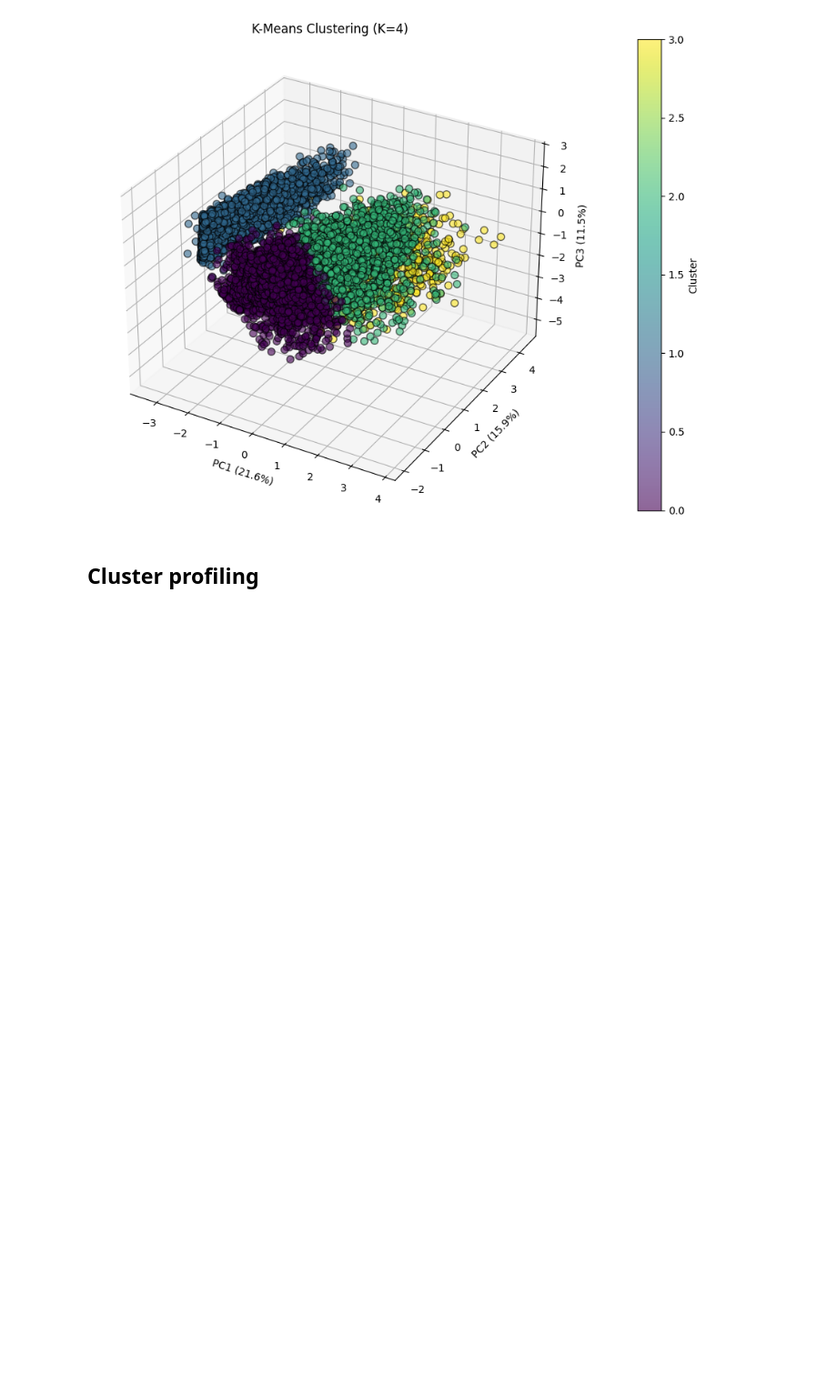
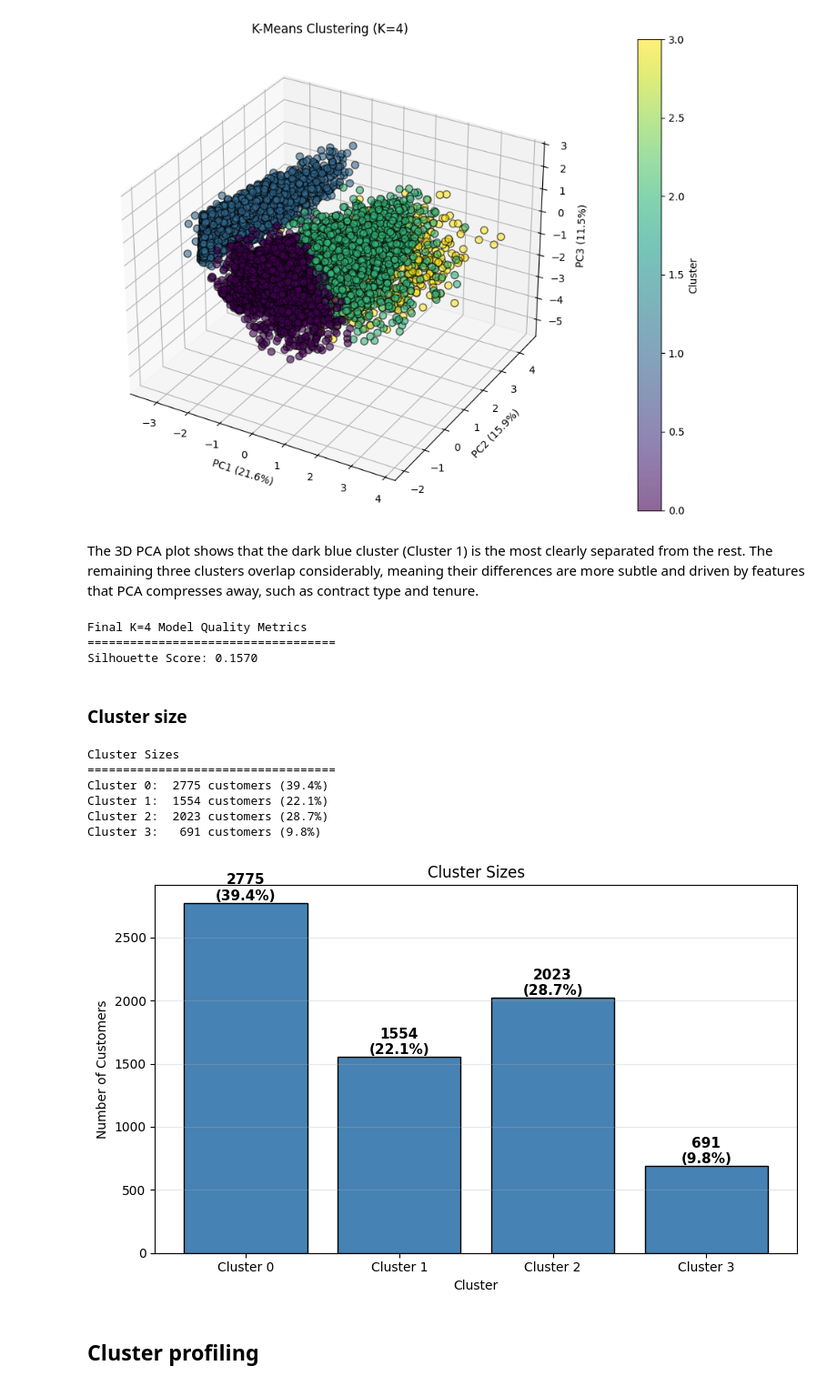
Before and after one commit to pepi151101/MachineLearning_TelekomChurn, a Jupyter notebook: notebooks/KMeans.ipynb, the cells around one changed output. Shown at 91% size. Drawn from its saved outputs; the diff is of its cells as text; code cells hidden in the pictures; blank space fills up the shorter version.

Commit message:
Added cluster size and some comments

```diff
--- a/notebooks/KMeans.ipynb
+++ b/notebooks/KMeans.ipynb
@@ -162,6 +162,56 @@ df["cluster"] = kmeans.fit_predict(X_scaled)
 plot_clusters_3d(X_scaled, df["cluster"], "K-Means Clustering (K=4)")
 # %% [output]
 [figure]
+# %% [markdown]
+The 3D PCA plot shows that the dark blue cluster (Cluster 1) is the most clearly
+separated from the rest. The remaining three clusters overlap considerably,
+meaning their differences are more subtle and driven by features that PCA
+compresses away, such as contract type and tenure.
+# %%
+# Final model quality metrics
+silhouette_final = silhouette_score(X_scaled, df["cluster"])
+
+print(f"Final K=4 Model Quality Metrics")
+print(f"{'='*35}")
+print(f"Silhouette Score: {silhouette_final:.4f}")
+# %% [output]
+Final K=4 Model Quality Metrics
+===================================
+Silhouette Score: 0.1570
+# %% [markdown]
+### Cluster size
+# %%
+cluster_sizes = df["cluster"].value_counts().sort_index()
+cluster_pct = (cluster_sizes / len(df) * 100).round(1)
+
+print("Cluster Sizes")
+print("=" * 35)
+for cluster, count, pct in zip(cluster_sizes.index, cluster_sizes.values, cluster_pct.values):
+    print(f"Cluster {cluster}: {count:>5} customers ({pct}%)")
+# %% [output]
+Cluster Sizes
+===================================
+Cluster 0:  2775 customers (39.4%)
+Cluster 1:  1554 customers (22.1%)
+Cluster 2:  2023 customers (28.7%)
+Cluster 3:   691 customers (9.8%)
+# %%
+plt.figure(figsize=(8, 5))
+bars = plt.bar(cluster_sizes.index, cluster_sizes.values, color='steelblue', edgecolor='k')
+
+for bar, count, pct in zip(bars, cluster_sizes.values, cluster_pct.values):
+    plt.text(bar.get_x() + bar.get_width()/2, bar.get_height() + 20,
+             f"{count}\n({pct}%)", ha='center', fontsize=11, fontweight='bold')
+
+plt.xlabel("Cluster")
+plt.ylabel("Number of Customers")
+plt.title("Cluster Sizes")
+plt.xticks(cluster_sizes.index, [f"Cluster {i}" for i in cluster_sizes.index])
+plt.grid(axis='y', alpha=0.3)
+plt.tight_layout()
+plt.show()
+# %% [output]
+[figure, added]
 # %% [markdown]
 ## Cluster profiling
 # %%
```
Also changed, not shown: parts of 7 cells of this notebook.
